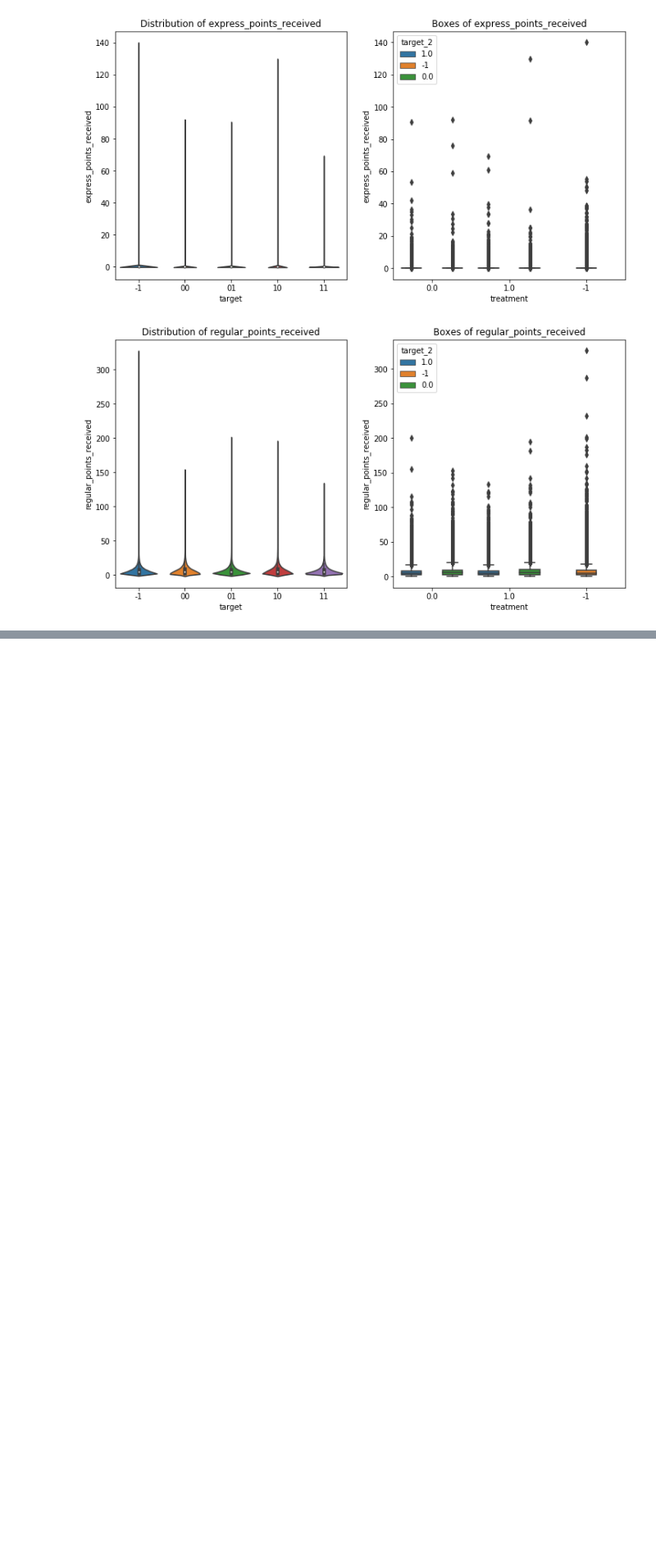
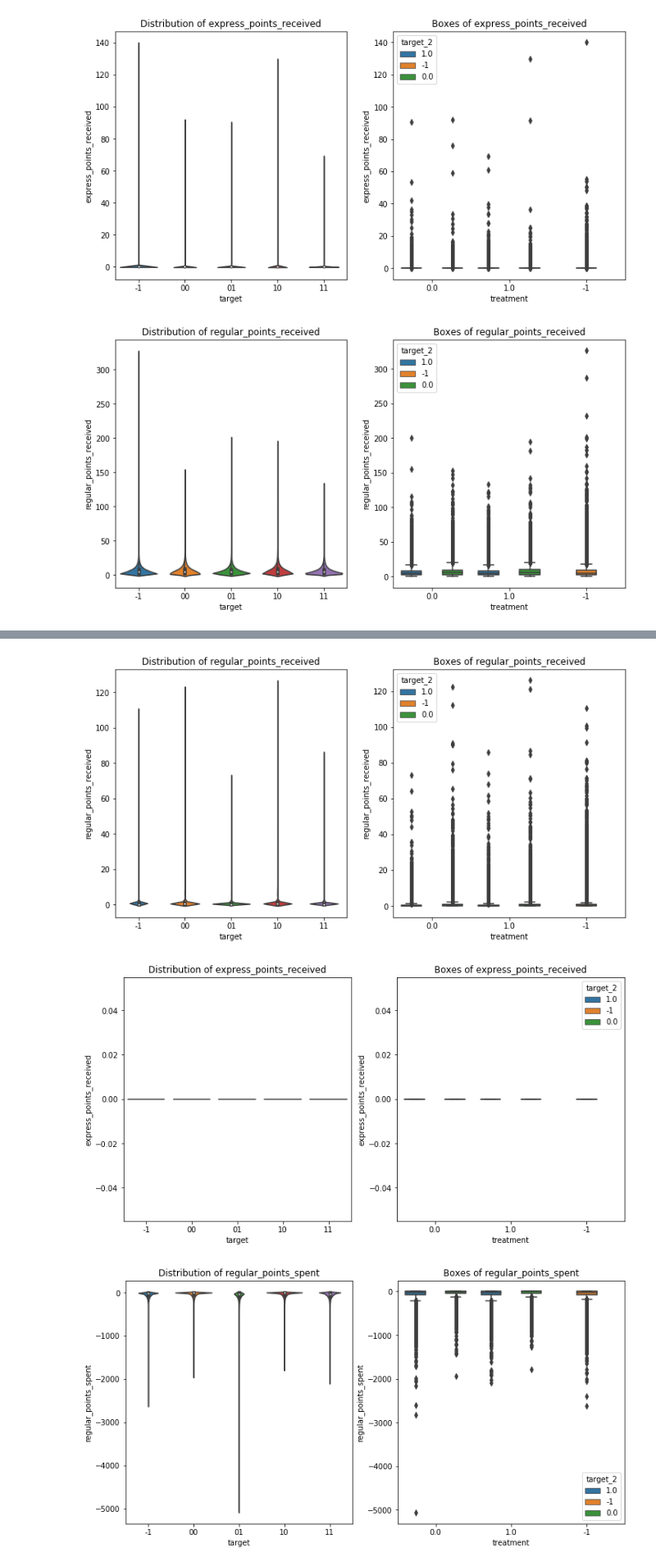
Before and after one commit to snv-ds/competitions, a Jupyter notebook: x5_retailhero/task1/EDA_files.ipynb, the cells around one changed output, grey strips where cells are left out. Shown at 82% size. Saved outputs shown, nothing was run; the diff lists cells and outputs as text; code cells hidden in the pictures; blank space fills up the shorter version.

```diff
--- a/x5_retailhero/task1/EDA_files.ipynb
+++ b/x5_retailhero/task1/EDA_files.ipynb
@@ -450,0 +561,7 @@ for feat in ['purchase_sum', 'regular_points_spent', 'express_points_spent',
+# %%
+for feat in basic_columns:
+    plot_num_target(feat)
+# %% [output]
+[figure, added]
+[figure, added]
+[figure, added]
```
Also changed, not shown: parts of 21 cells of this notebook.
